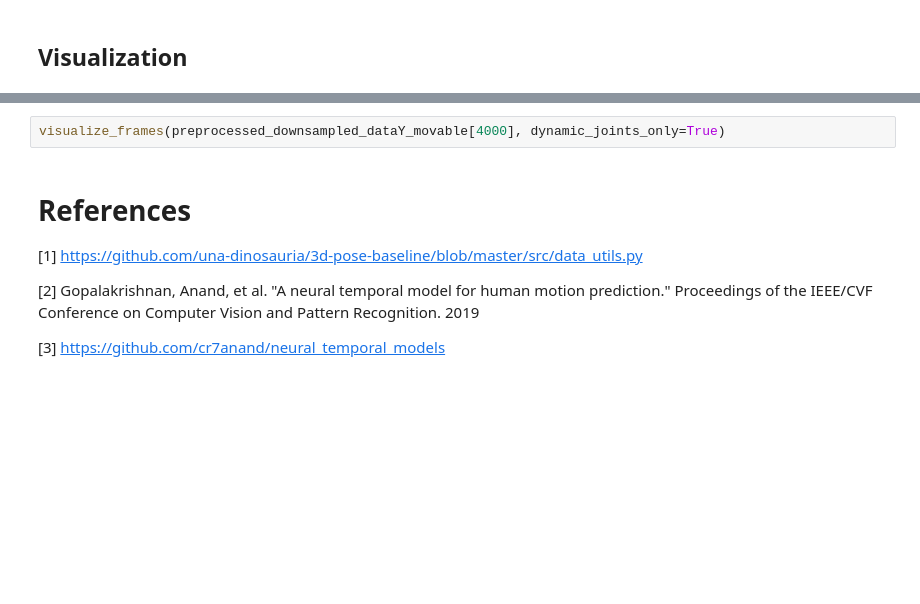
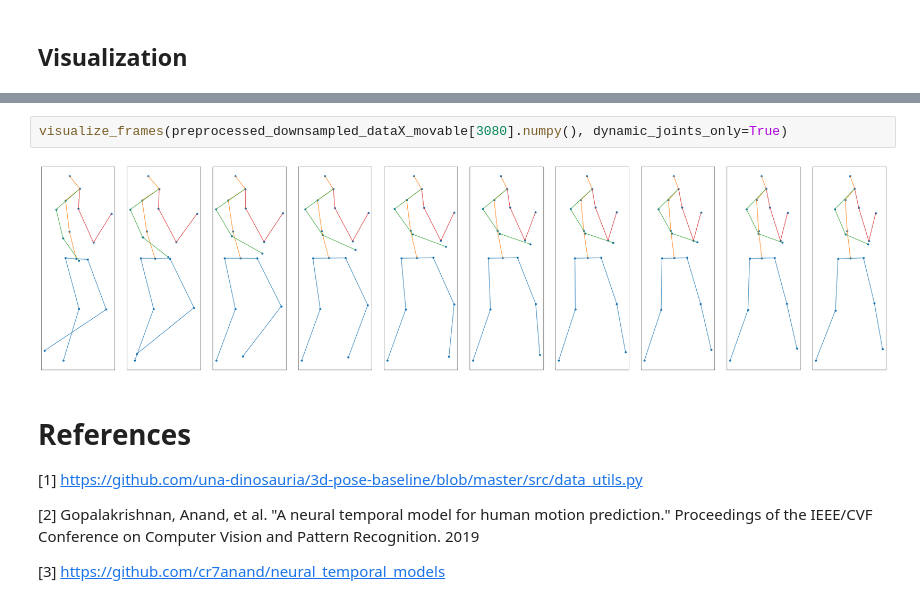
Before and after one commit to IbramMedhat/Human-Motion-Synthesis, a Jupyter notebook: GlocalNet_full_implmentation.ipynb, the cells around one changed output, grey strips where cells are left out. Saved outputs shown, nothing was run; the diff lists cells and outputs as text; blank space fills up the shorter version.

```diff
--- a/GlocalNet_full_implmentation.ipynb
+++ b/GlocalNet_full_implmentation.ipynb
@@ -1153,5 +1678,7 @@ visualize_frames(glocal_model5_pred[4000], dynamic_joints_only=True)
 # %%
-visualize_frames(preprocessed_downsampled_dataY_movable[4000], dynamic_joints_only=True)
+visualize_frames(preprocessed_downsampled_dataX_movable[3080].numpy(), dynamic_joints_only=True)
+# %% [output]
+[figure, added]
 # %% [markdown]
 # References
 
```
Also changed, not shown: parts of 59 cells of this notebook, 38 other files.
